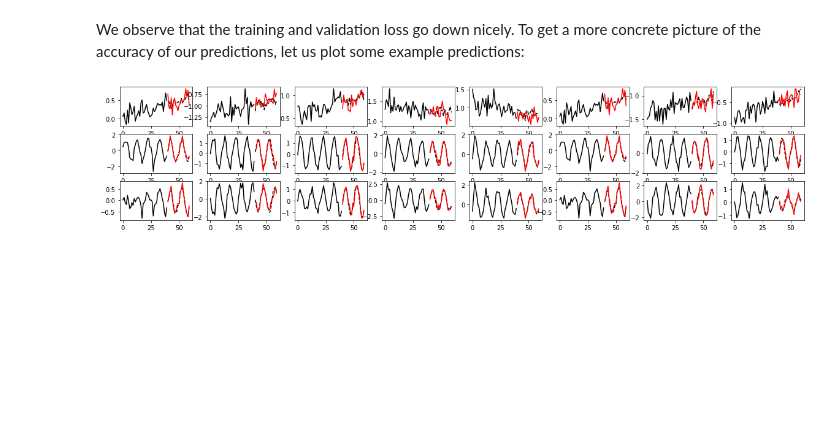
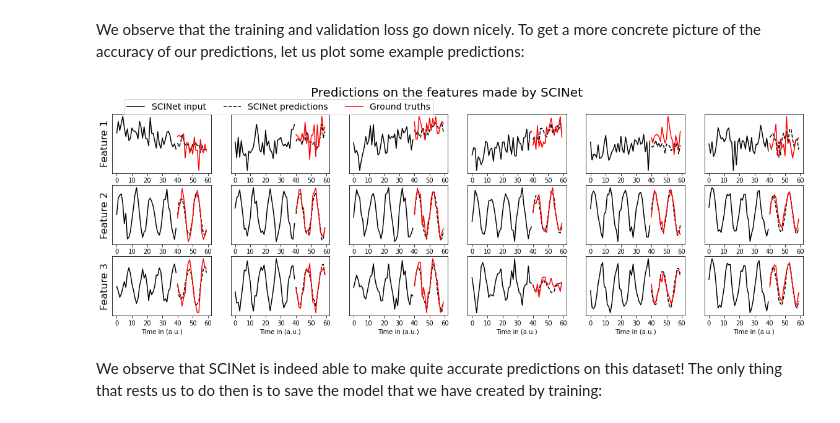
Before and after one commit to HiddeKanger/SCINet, a Jupyter notebook: exp/training_scinet/training_scinet.ipynb, the cells around one changed output. Drawn from its saved outputs; the diff is of its cells as text; code cells hidden in the pictures; blank space fills up the shorter version.

```diff
--- a/exp/training_scinet/training_scinet.ipynb
+++ b/exp/training_scinet/training_scinet.ipynb
@@ -176,31 +176,20 @@ plot_loss_curves(n_epochs, losses[1:3]+losses[4:])
 [figure]
 # %% [markdown]
 We observe that the training and validation loss go down nicely. To get a more concrete picture of the accuracy of our predictions, let us plot some example predictions:
-# %%
-import matplotlib.pyplot as plt
-
-n_samples = 8
-test_samples = np.random.randint(low = 0, high = preprocessed_data['X_test'].shape[0], size = n_samples)
-
-x_samples = preprocessed_data['X_train'][test_samples,:,:]
-y_true_samples = preprocessed_data['y_train'][test_samples,:,:]
-y_pred_samples = model.predict(preprocessed_data['X_train'][test_samples,:,:])[-1]
-
-def plot_prediction_examples(n_samples, x_samples,y_predictions, y_true):
-
-    fig, axes = plt.subplots(y_true.shape[2], n_samples, figsize=(20,4))
-
-    x_val_x = np.arange(x_samples.shape[1])
-    x_val_y = np.arange(x_samples.shape[1],x_samples.shape[1]+y_predictions.shape[1])
-
-    for i in range(y_true.shape[2]):
-        for j in range(n_samples):
-            axes[i,j].plot(x_val_x, x_samples[j,:,i], c = 'black')
-            axes[i,j].plot(x_val_y, y_true[j,:,i], c = 'black', linestyle = 'dashed')
-            axes[i,j].plot(x_val_y, y_predictions[j,:,i], c = 'red')
-
-    fig.subtitle('Predictions on the features made by SCINet', fontsize = 20)
-
-plot_prediction_examples(n_samples,x_samples , y_true_samples, y_pred_samples)
-# %% [output]
-[figure, removed]
+# %%
+from utils.plotting import plot_prediction_examples
+
+n_samples = 6
+test_samples = np.random.randint(low = 0, high = preprocessed_data['X_test'].shape[0], size = n_samples)
+
+x_samples = preprocessed_data['X_train'][test_samples,:,:]
+y_true_samples = preprocessed_data['y_train'][test_samples,:,:]
+y_pred_samples = model.predict(preprocessed_data['X_train'][test_samples,:,:])[-1]
+
+
+
+plot_prediction_examples(n_samples,x_samples , y_true_samples, y_pred_samples, )
+# %% [output]
+[figure, added]
+# %% [markdown]
+We observe that SCINet is indeed able to make quite accurate predictions on this dataset! The only thing that rests us to do then is to save the model that we have created by training:
```
Also changed, not shown: parts of 1 cell of this notebook, 5 other files.
